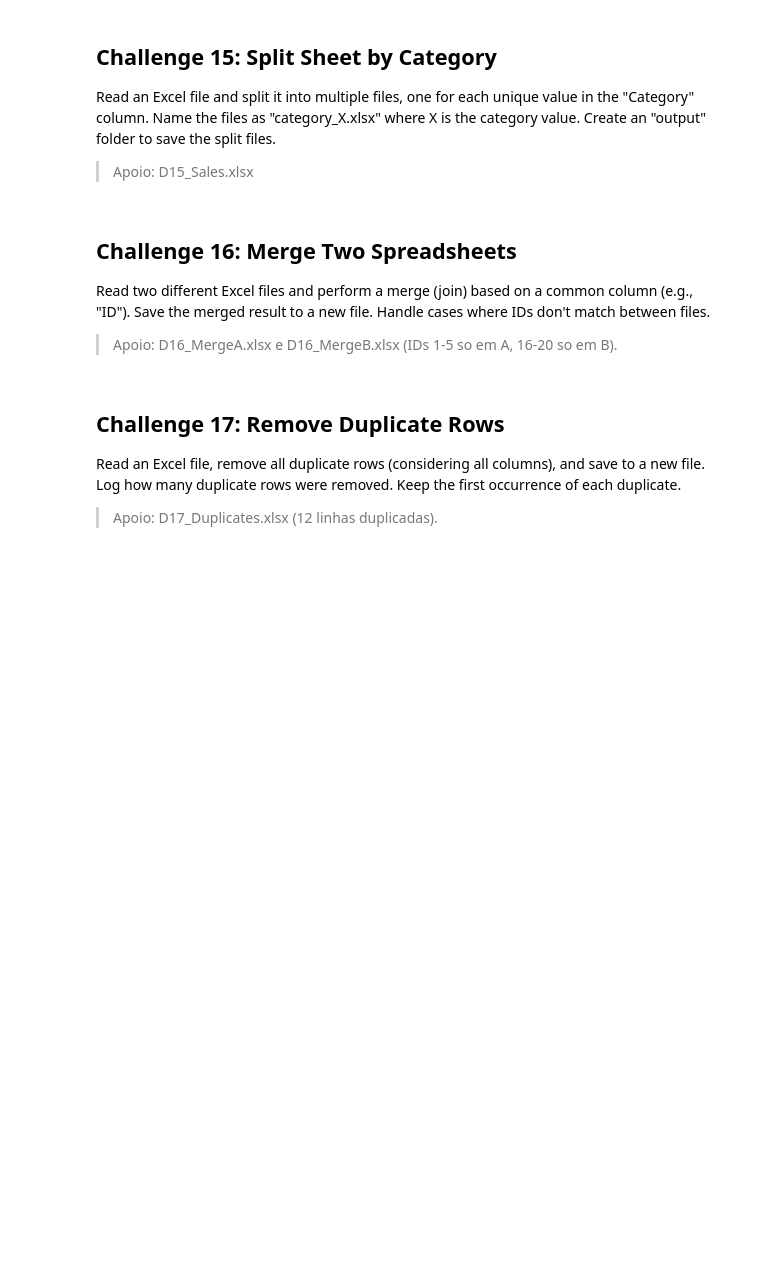
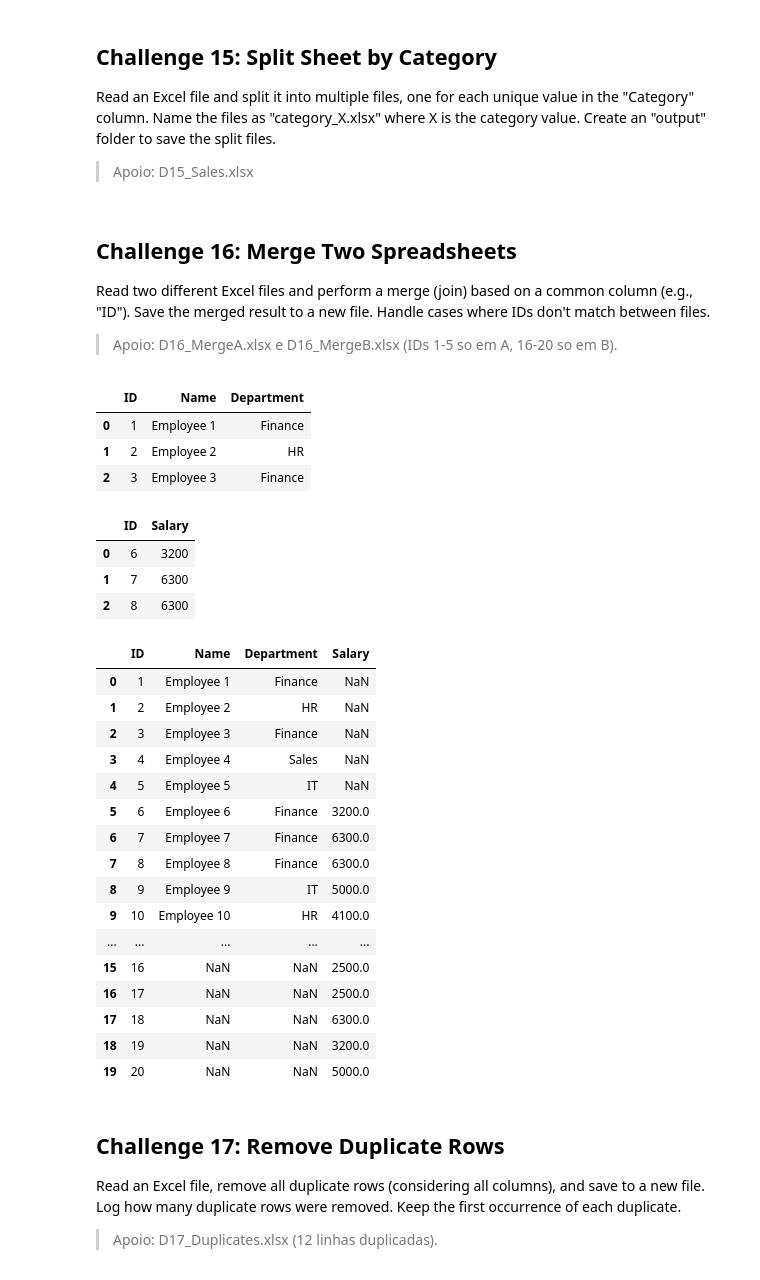
Before and after one commit to RaphaelSampaio1/Excel_Data_RPA, a Jupyter notebook: Excel Challenges/Challenges.ipynb, the cells around one changed output. Drawn from its saved outputs; the diff is of its cells as text; code cells hidden in the pictures; blank space fills up the shorter version.

```diff
--- a/Excel Challenges/Challenges.ipynb
+++ b/Excel Challenges/Challenges.ipynb
@@ -396,6 +407,41 @@ Save the merged result to a new file.
 Handle cases where IDs don't match between files.
 
 > Apoio: D16_MergeA.xlsx e D16_MergeB.xlsx (IDs 1-5 so em A, 16-20 so em B).
+# %%
+dt1 = pd.read_excel("D16_MergeA.xlsx")
+dt2 = pd.read_excel("D16_MergeB.xlsx")
+display(dt1.head(3) ,dt2.head(3))
+
+
+full_dt = pd.merge(dt1, dt2, on="ID", how="outer")
+full_dt.to_excel("D16_Full_Merged.xlsx", index=True)
+display(full_dt)
+# %% [output]
+|  | ID | Name | Department |
+| 0 | 1 | Employee 1 | Finance |
+| 1 | 2 | Employee 2 | HR |
+| 2 | 3 | Employee 3 | Finance |
+|  | ID | Salary |
+| 0 | 6 | 3200 |
+| 1 | 7 | 6300 |
+| 2 | 8 | 6300 |
+|  | ID | Name | Department | Salary |
+| 0 | 1 | Employee 1 | Finance | NaN |
+| 1 | 2 | Employee 2 | HR | NaN |
+| 2 | 3 | Employee 3 | Finance | NaN |
+| 3 | 4 | Employee 4 | Sales | NaN |
+| 4 | 5 | Employee 5 | IT | NaN |
+| 5 | 6 | Employee 6 | Finance | 3200.0 |
+| 6 | 7 | Employee 7 | Finance | 6300.0 |
+| 7 | 8 | Employee 8 | Finance | 6300.0 |
+| 8 | 9 | Employee 9 | IT | 5000.0 |
+| 9 | 10 | Employee 10 | HR | 4100.0 |
+| ... | ... | ... | ... | ... |
+| 15 | 16 | NaN | NaN | 2500.0 |
+| 16 | 17 | NaN | NaN | 2500.0 |
+| 17 | 18 | NaN | NaN | 6300.0 |
+| 18 | 19 | NaN | NaN | 3200.0 |
+| 19 | 20 | NaN | NaN | 5000.0 |
 # %% [markdown]
 ## Challenge 17: Remove Duplicate Rows
 
```
Also changed, not shown: parts of 6 cells of this notebook, 6 other files.
